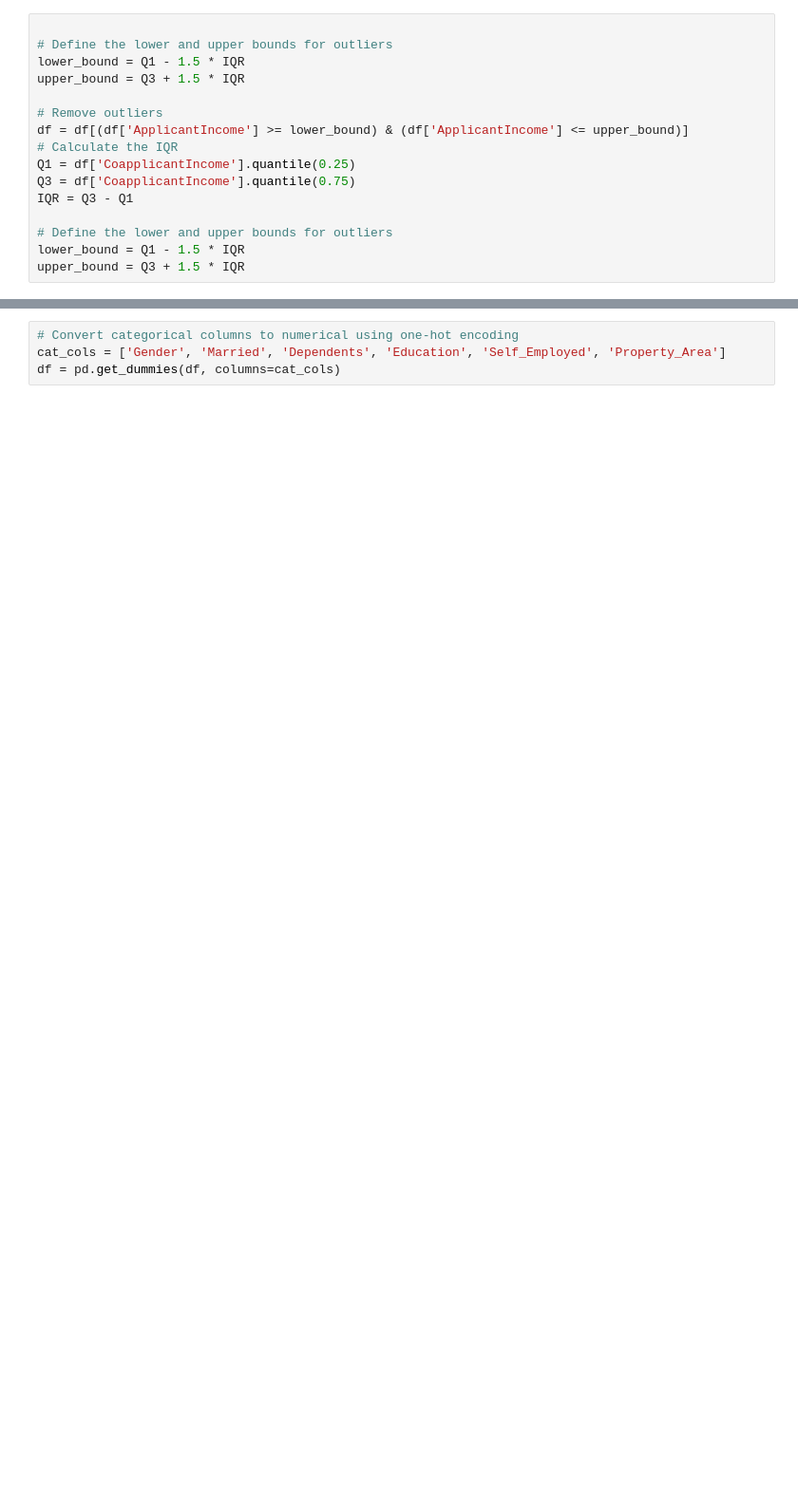
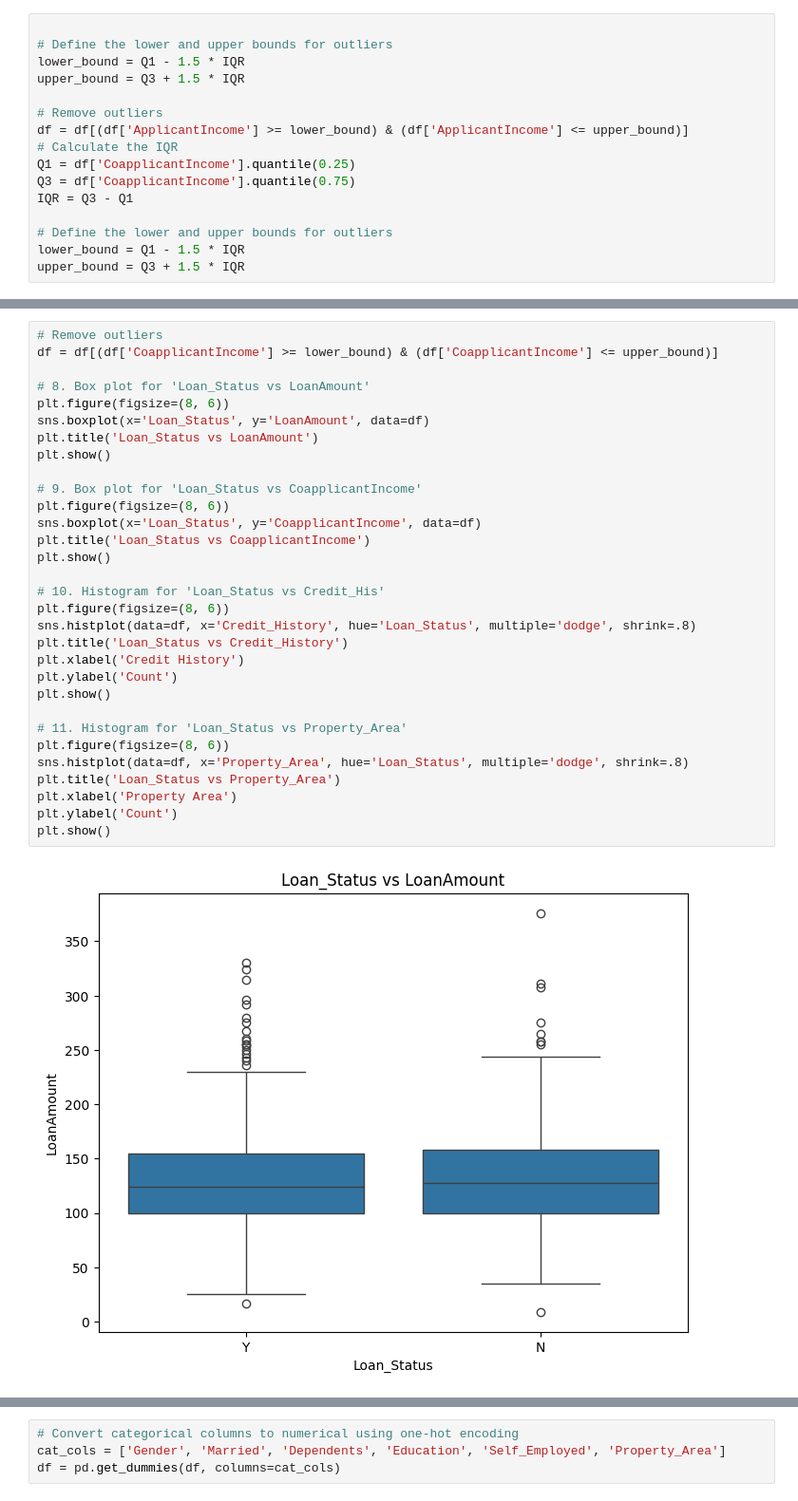
Before and after one commit to Seelan444/Loan_Prediction, a Jupyter notebook: Loan_predic.ipynb, the cells around one changed output, grey strips where cells are left out. Shown: that part at 95% size. Saved outputs shown, nothing was run; the diff lists cells and outputs as text; blank space fills up the shorter version.

```diff
--- a/Loan_predic.ipynb
+++ b/Loan_predic.ipynb
@@ -163,0 +164,33 @@ fig_property_area.show(render_mode='notebook_connected')
+# %%
+# Remove outliers
+df = df[(df['CoapplicantIncome'] >= lower_bound) & (df['CoapplicantIncome'] <= upper_bound)]
+
+# 8. Box plot for 'Loan_Status vs LoanAmount'
+plt.figure(figsize=(8, 6))
+sns.boxplot(x='Loan_Status', y='LoanAmount', data=df)
+plt.title('Loan_Status vs LoanAmount')
+plt.show()
+
+# 9. Box plot for 'Loan_Status vs CoapplicantIncome'
+plt.figure(figsize=(8, 6))
+sns.boxplot(x='Loan_Status', y='CoapplicantIncome', data=df)
+plt.title('Loan_Status vs CoapplicantIncome')
+plt.show()
+
+# 10. Histogram for 'Loan_Status vs Credit_His'
+plt.figure(figsize=(8, 6))
+sns.histplot(data=df, x='Credit_History', hue='Loan_Status', multiple='dodge', shrink=.8)
+plt.title('Loan_Status vs Credit_History')
+plt.xlabel('Credit History')
+plt.ylabel('Count')
+plt.show()
+
+# 11. Histogram for 'Loan_Status vs Property_Area'
+plt.figure(figsize=(8, 6))
+sns.histplot(data=df, x='Property_Area', hue='Loan_Status', multiple='dodge', shrink=.8)
+plt.title('Loan_Status vs Property_Area')
+plt.xlabel('Property Area')
+plt.ylabel('Count')
+plt.show()
+# %% [output]
+[figure, added]
```
Also changed, not shown: parts of 27 cells of this notebook.
